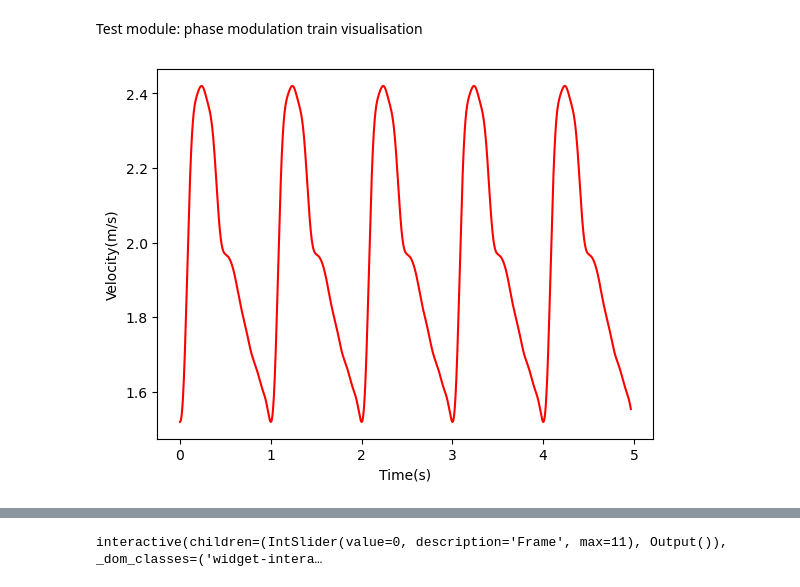
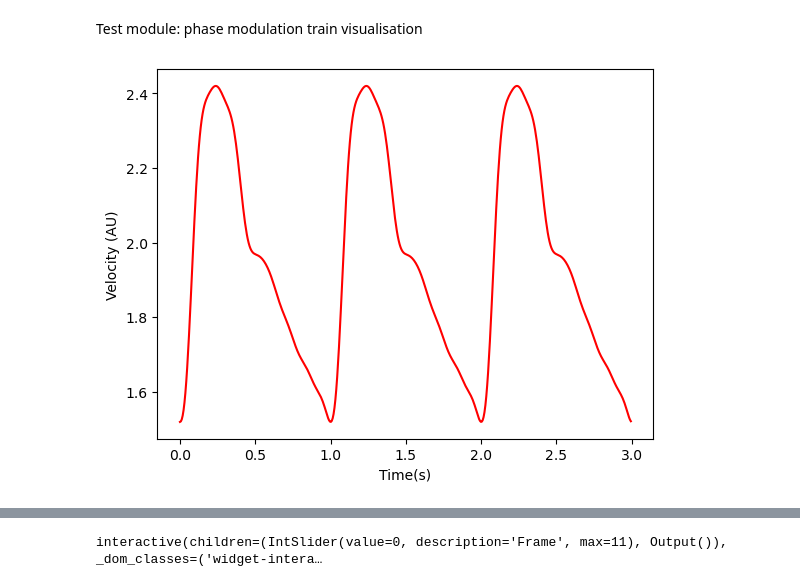
Before and after one commit to ellieYD/MRI_Flow_Motion_Correction, a Jupyter notebook: PhantomSimulation_FlowMotion_NEW.ipynb, the cells around one changed output, grey strips where cells are left out. Drawn from its saved outputs; the diff is of its cells as text; code cells hidden in the pictures.

Commit message:
Allows any TR spacing within PE lines range

```diff
--- a/PhantomSimulation_FlowMotion_NEW.ipynb
+++ b/PhantomSimulation_FlowMotion_NEW.ipynb
@@ -47,14 +47,14 @@ def get_phase_modulation(readout_num, TR, cardiac_cycle, phase_oscillation_ampli
     #------ more realistic model ------
 
     phase_modulation = (64.5
-    - (5.154 * np.cos(cardiac_cycle * t) - 10.962 * np.sin(cardiac_cycle * t))
-    - (5.4516 * np.cos(2 * cardiac_cycle * t) - 1.7574 * np.sin(2 * cardiac_cycle * t))
-    - (1.731 * np.cos(3 * cardiac_cycle * t) + 0.846 * np.sin(3 * cardiac_cycle * t))
-    - (1.5684 * np.cos(4 * cardiac_cycle * t) + 0.23976 * np.sin(4 * cardiac_cycle * t))
-    - (0.50328 * np.cos(5 * cardiac_cycle * t) + 1.0524 * np.sin(5 * cardiac_cycle * t))
-    - (0.10014 * np.cos(6 * cardiac_cycle * t) + 0.30504 * np.sin(6 * cardiac_cycle * t))
-    - (0.035316 * np.cos(7 * cardiac_cycle * t) + 0.3963 * np.sin(7 * cardiac_cycle * t))
-    + (0.16248 * np.cos(8 * cardiac_cycle * t) - 0.17118 * np.sin(8 * cardiac_cycle * t))
+    - (5.154 * np.cos(2 * np.pi / cardiac_cycle * t) - 10.962 * np.sin(2 * np.pi / cardiac_cycle * t))
+    - (5.4516 * np.cos(2 * 2 * np.pi / cardiac_cycle * t) - 1.7574 * np.sin(2 * 2 * np.pi / cardiac_cycle * t))
+    - (1.731 * np.cos(3 * 2 * np.pi / cardiac_cycle * t) + 0.846 * np.sin(3 * 2 * np.pi / cardiac_cycle * t))
+    - (1.5684 * np.cos(4 * 2 * np.pi / cardiac_cycle * t) + 0.23976 * np.sin(4 * 2 * np.pi / cardiac_cycle * t))
+    - (0.50328 * np.cos(5 * 2 * np.pi / cardiac_cycle * t) + 1.0524 * np.sin(5 * 2 * np.pi / cardiac_cycle * t))
+    - (0.10014 * np.cos(6 * 2 * np.pi / cardiac_cycle * t) + 0.30504 * np.sin(6 * 2 * np.pi / cardiac_cycle * t))
+    - (0.035316 * np.cos(7 * 2 * np.pi / cardiac_cycle * t) + 0.3963 * np.sin(7 * 2 * np.pi / cardiac_cycle * t))
+    + (0.16248 * np.cos(8 * 2 * np.pi / cardiac_cycle * t) - 0.17118 * np.sin(8 * 2 * np.pi / cardiac_cycle * t))
     )/33
 
     #------ more realistic model ------
@@ -180,18 +180,18 @@ Test module: phase modulation train visualisation
 # %%
 phase_modulation_train = np.array([])
 t_train = np.array([])
 
-for i in range(5200):
+for i in range(500):
     phase_modulation_test = get_phase_modulation(i, TR, cardiac_cycle, phase_oscillation_amplitude)
     phase_modulation_train = np.append(phase_modulation_train, phase_modulation_test)
-    t_train = np.append(t_train, i*TR/(2*np.pi))
+    t_train = np.append(t_train, i*TR)
 
 plt.plot(t_train, phase_modulation_train, color='r')
 plt.xlabel('Time(s)')
 plt.ylabel('Velocity (AU)')
 plt.show()
 # %% [output]
-[figure, old version]
+[figure, new version]
 # %%
 
 #Sample k-space from stack
```
Also changed, not shown: parts of 5 cells of this notebook.
